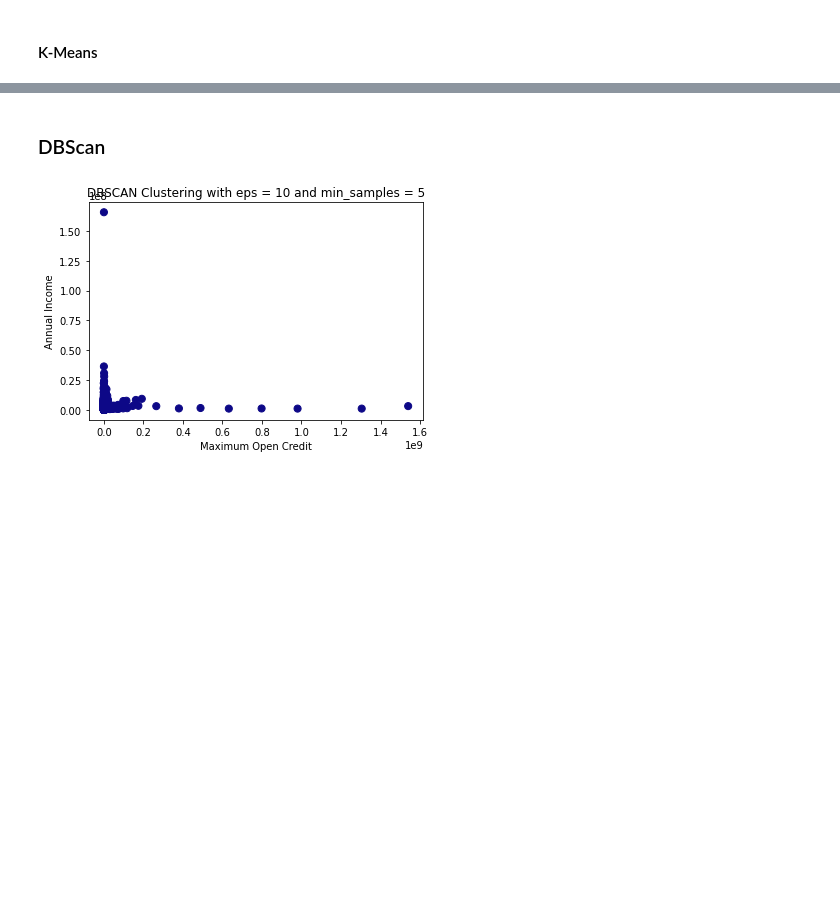
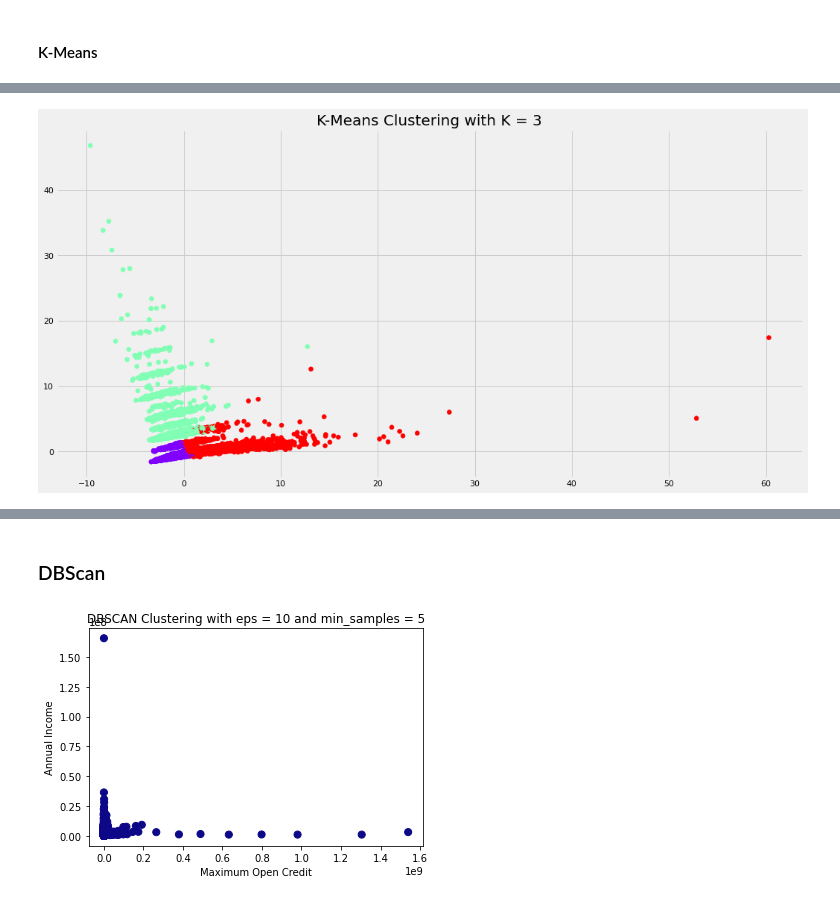
Before and after one commit to CHRISTOROMO/Bank-Loan-Status-Classification, a Jupyter notebook: Loan_Status_Classification.ipynb, the cells around one changed output, grey strips where cells are left out. Cells and saved outputs as stored; diff of their text form; code cells hidden in the pictures; blank space fills up the shorter version.

```diff
--- a/Loan_Status_Classification.ipynb
+++ b/Loan_Status_Classification.ipynb
@@ -872,0 +836,6 @@ The total number of outliers are (18313, 2). Which translates to 21.346061941229
+# %%
+# let's standardize the data
+from sklearn.preprocessing import StandardScaler
+scaler = StandardScaler()
+scaler.fit(loan_train_ind)
+loan_train_ind = scaler.transform(loan_train_ind)
@@ -872,0 +878,22 @@ The total number of outliers are (18313, 2). Which translates to 21.346061941229
+# %%
+# let's create a kmeans object with 3 clusters
+kmeans = KMeans(n_clusters=3, random_state=0, max_iter=600, init='k-means++')
+
+# fitting the model to the training data
+kmeans.fit(loan_train_ind)
+
+# let's visualize the kmeans clusters
+
+# predIcting the labels for the clusters
+label = kmeans.fit_predict(loan_train_ind)
+
+#Getting unique labels
+u_labels = np.unique(label)
+
+#plotting the results with k as 2 clusters
+plt.figure(figsize=(16, 8))
+plt.scatter(loan_train_ind['PCA1'], loan_train_ind['PCA2'], c=label, cmap='rainbow')
+plt.title('K-Means Clustering with K = 3', color='black', fontsize=20)
+plt.show()
+# %% [output]
+[figure, added]
```
Also changed, not shown: parts of 34 cells of this notebook.
